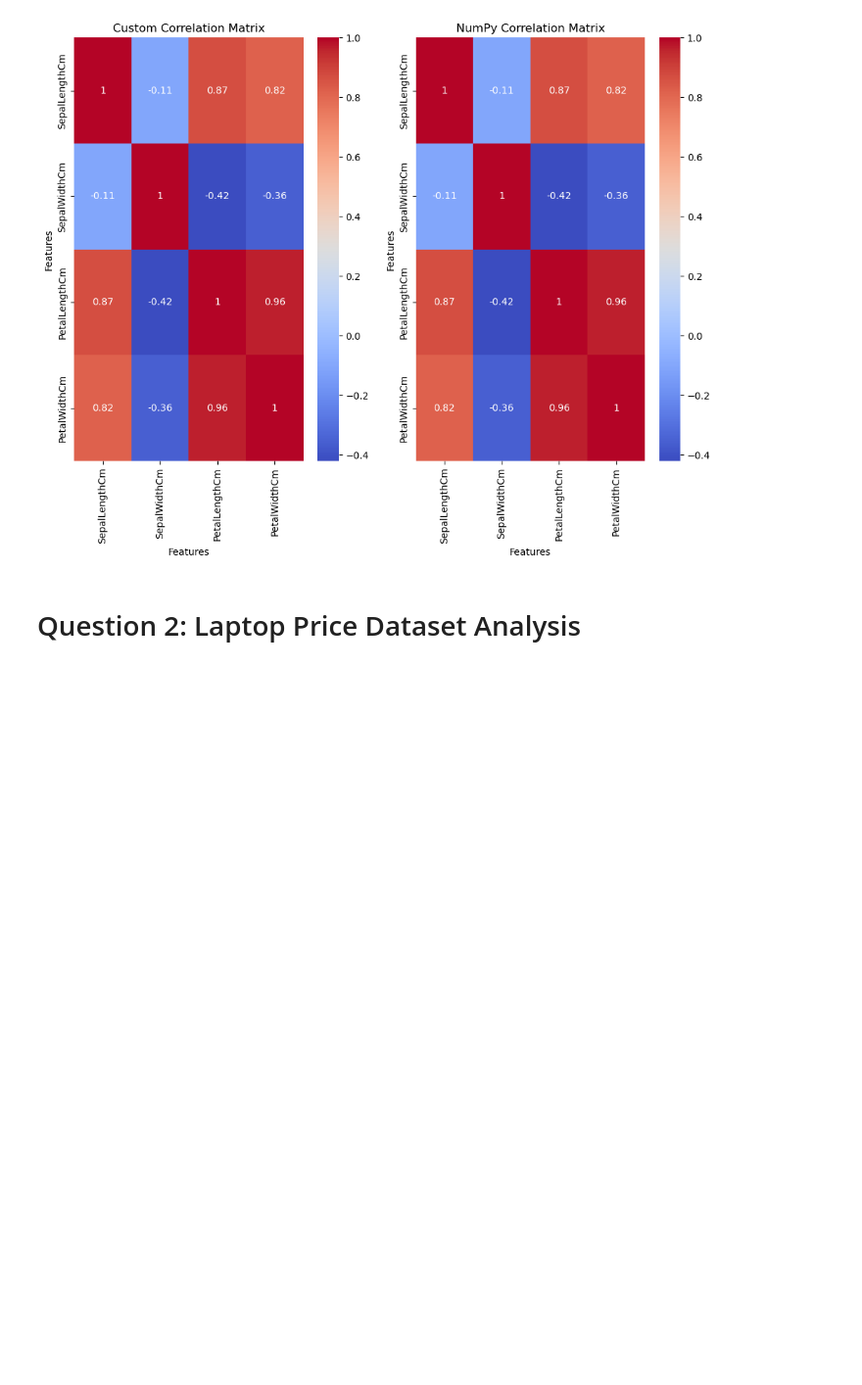
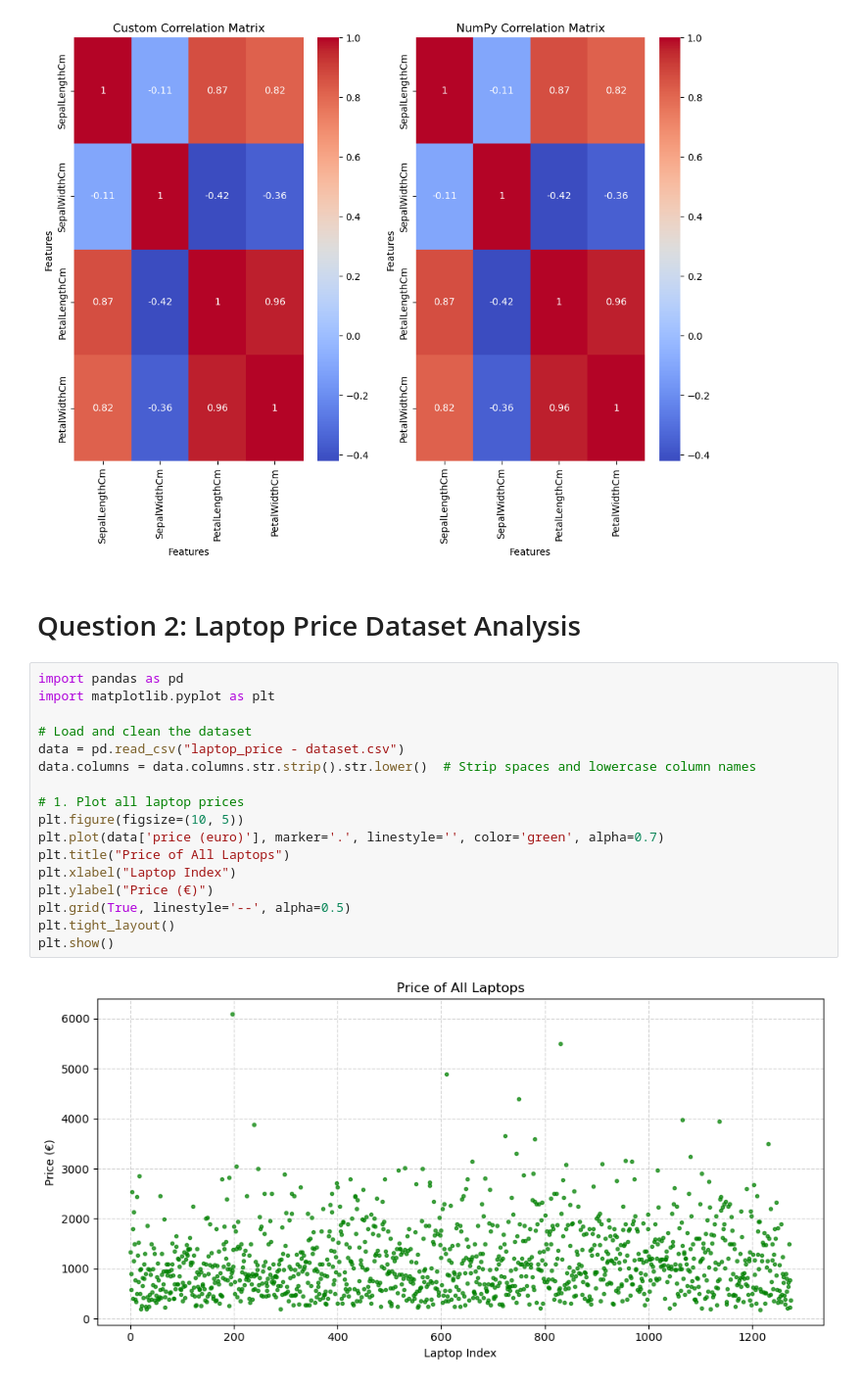
Before and after one commit to jgbergen18/PythonMiniProject, a Jupyter notebook: MiniProjectNotebook.ipynb, the cells around one changed output. Shown: that part at 98% size. Cells and saved outputs as stored; diff of their text form; blank space fills up the shorter version.

Commit message:
Q2 and Q3 plots

```diff
--- a/MiniProjectNotebook.ipynb
+++ b/MiniProjectNotebook.ipynb
@@ -116,3 +120,22 @@ Are correlation matrices equal? True
 [figure]
 # %% [markdown]
 # Question 2: Laptop Price Dataset Analysis
+# %%
+import pandas as pd
+import matplotlib.pyplot as plt
+
+# Load and clean the dataset
+data = pd.read_csv("laptop_price - dataset.csv")
+data.columns = data.columns.str.strip().str.lower()  # Strip spaces and lowercase column names
+
+# 1. Plot all laptop prices
+plt.figure(figsize=(10, 5))
+plt.plot(data['price (euro)'], marker='.', linestyle='', color='green', alpha=0.7)
+plt.title("Price of All Laptops")
+plt.xlabel("Laptop Index")
+plt.ylabel("Price (€)")
+plt.grid(True, linestyle='--', alpha=0.5)
+plt.tight_layout()
+plt.show()
+# %% [output]
+[figure, added]
```
Also changed, not shown: parts of 8 cells of this notebook.
